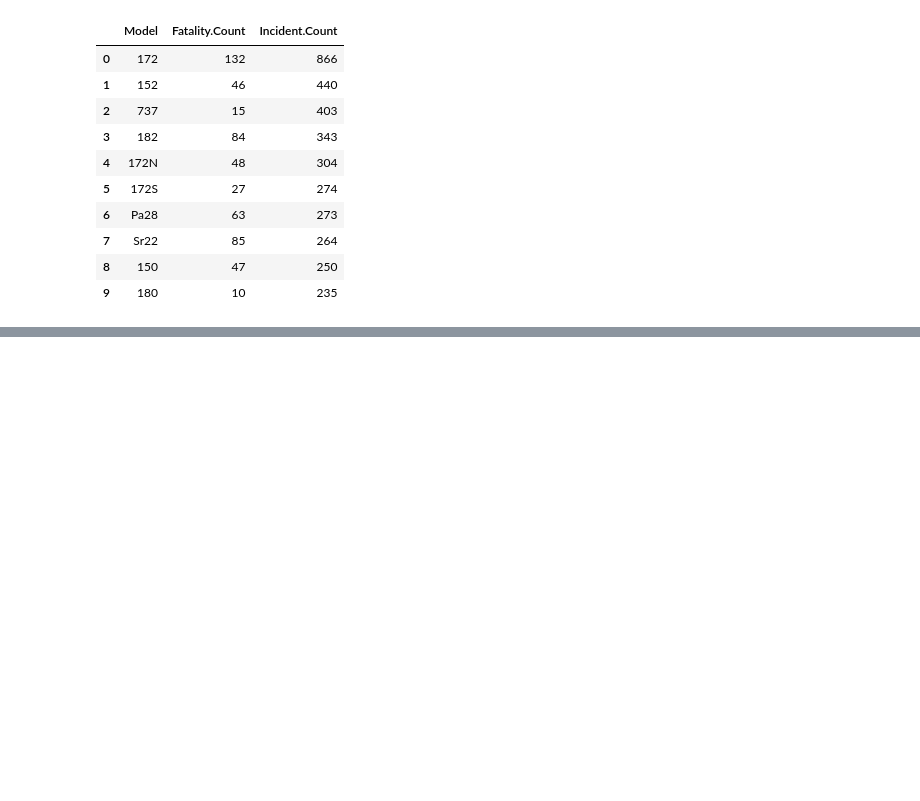
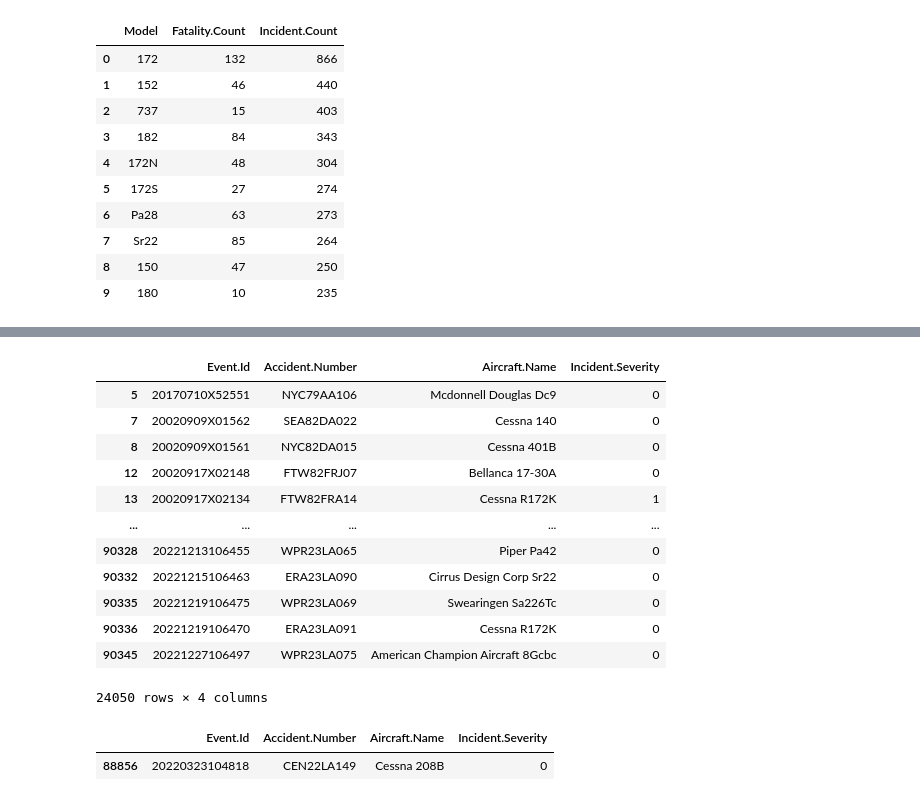
Before and after one commit to AndrewReusche/dsc-phase-1-project-v3, a Jupyter notebook: Refined_Data_Analysis.ipynb, the cells around one changed output, grey strips where cells are left out. Drawn from its saved outputs; the diff is of its cells as text; code cells hidden in the pictures; blank space fills up the shorter version.

```diff
--- a/Refined_Data_Analysis.ipynb
+++ b/Refined_Data_Analysis.ipynb
@@ -1354,0 +1379,3 @@ Airplane_Model_Axes.legend([Fatal_Incidents_plt, Total_Incidents_plt], \
+# %%
+c_pro_aircraft_data['Aircraft.Name']=c_pro_aircraft_data['Make']+ ' '+ \
+                                    c_pro_aircraft_data['Model']
@@ -1354,0 +1391,25 @@ Airplane_Model_Axes.legend([Fatal_Incidents_plt, Total_Incidents_plt], \
+# %%
+Fatal_Airplane_Count=c_pro_aircraft_data[['Event.Id','Accident.Number',\
+                                          'Aircraft.Name',\
+                                          'Incident.Severity']].copy()
+# %%
+Fatal_Airplane_Count
+# %% [output]
+|  | Event.Id | Accident.Number | Aircraft.Name | Incident.Severity |
+| 5 | 20170710X52551 | NYC79AA106 | Mcdonnell Douglas Dc9 | 0 |
+| 7 | 20020909X01562 | SEA82DA022 | Cessna 140 | 0 |
+| 8 | 20020909X01561 | NYC82DA015 | Cessna 401B | 0 |
+| 12 | 20020917X02148 | FTW82FRJ07 | Bellanca 17-30A | 0 |
+| 13 | 20020917X02134 | FTW82FRA14 | Cessna R172K | 1 |
+| ... | ... | ... | ... | ... |
+| 90328 | 20221213106455 | WPR23LA065 | Piper Pa42 | 0 |
+| 90332 | 20221215106463 | ERA23LA090 | Cirrus Design Corp Sr22 | 0 |
+| 90335 | 20221219106475 | WPR23LA069 | Swearingen Sa226Tc | 0 |
+| 90336 | 20221219106470 | ERA23LA091 | Cessna R172K | 0 |
+| 90345 | 20221227106497 | WPR23LA075 | American Champion Aircraft 8Gcbc | 0 |
+24050 rows × 4 columns
+# %%
+Fatal_Airplane_Count[Fatal_Airplane_Count.duplicated]
+# %% [output]
+|  | Event.Id | Accident.Number | Aircraft.Name | Incident.Severity |
+| 88856 | 20220323104818 | CEN22LA149 | Cessna 208B | 0 |
```
Also changed, not shown: parts of 27 cells of this notebook, 8 other files.
